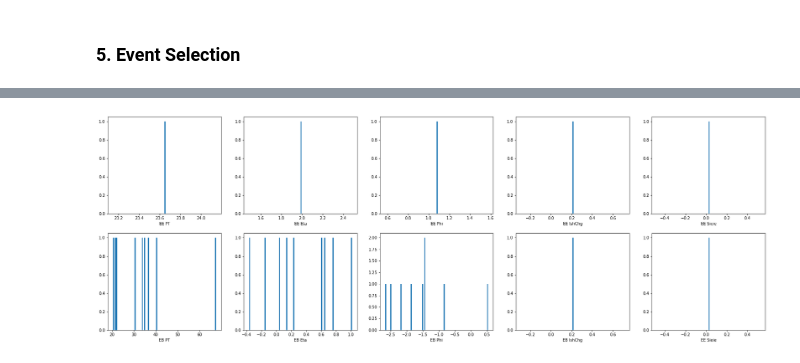
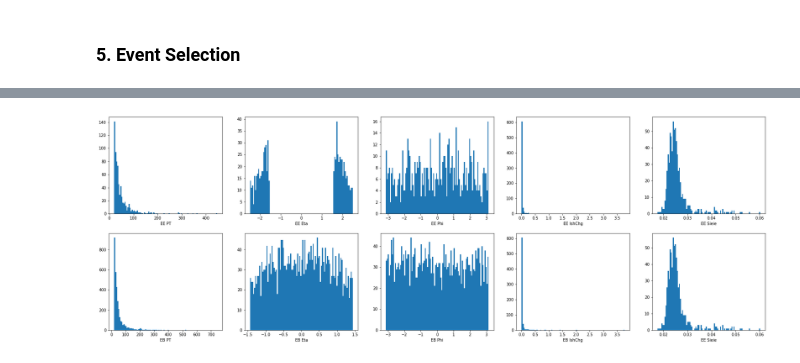
Before and after one commit to JW-corp/J.W_Analysis, a Jupyter notebook: Coffea_WZG/Jupyter/Test_Real_template.ipynb, the cells around one changed output, grey strips where cells are left out. Drawn from its saved outputs; the diff is of its cells as text; code cells hidden in the pictures.

```diff
--- a/Coffea_WZG/Jupyter/Test_Real_template.ipynb
+++ b/Coffea_WZG/Jupyter/Test_Real_template.ipynb
@@ -284,0 +223,13 @@ len(Photon)
+# %%
+gen_match_photon_mask  = ak.firsts(ak.all(dR_pho_phogen <= 0.1,axis=-1))
+# %%
+Photon = Photon[gen_match_photon_mask]
+# %%
+gen_match_photon_evt_mask = ak.num(Photon) >= 1
+
+Electron = Electron[gen_match_photon_evt_mask]
+Photon   = Photon[gen_match_photon_evt_mask]
+Jet = Jet[gen_match_photon_evt_mask]
+MET = MET[gen_match_photon_evt_mask]
+gen_photons = gen_photons[gen_match_photon_evt_mask]
+print(len(Photon))
@@ -457,7 +376,7 @@ zmass_window_mask = ak.firsts((Diele.p4.mass) > 4)
 Elept_mask = ak.firsts((Diele.lep1.pt >= 25) & (Diele.lep2.pt >=10))
 
 # MET mask
-MET_mask = MET.pt > 2
+MET_mask = MET.pt > 20
 
 
 # Event selection mask
@@ -481,53 +400,53 @@ print("#### 5. Event selection: {0}".format(len(Diele_sel)))
 # %%
-Pho_EE_pt     = flat_dim(Pho_EE.pt)
-Pho_EE_eta    = flat_dim(Pho_EE.eta)
-Pho_EE_phi    = flat_dim(Pho_EE.phi)
-Pho_EE_Isochg = flat_dim(Pho_EE.pfRelIso03_chg)
-Pho_EE_Sieie  = flat_dim(Pho_EE.sieie)
+Pho_EE_pt     = Pho_EE.pt
+Pho_EE_eta    = Pho_EE.eta
+Pho_EE_phi    = Pho_EE.phi
+Pho_EE_Isochg = Pho_EE.pfRelIso03_chg
+Pho_EE_Sieie  = Pho_EE.sieie
 
 
-Pho_EB_pt  = flat_dim(Pho_EB.pt)
-Pho_EB_eta = flat_dim(Pho_EB.eta)
-Pho_EB_phi = flat_dim(Pho_EB.phi)
-Pho_EB_Isochg = flat_dim(Pho_EE.pfRelIso03_chg)
-Pho_EB_Sieie  = flat_dim(Pho_EE.sieie)
+Pho_EB_pt  = Pho_EB.pt
+Pho_EB_eta = Pho_EB.eta
+Pho_EB_phi = Pho_EB.phi
+Pho_EB_Isochg = Pho_EE.pfRelIso03_chg
+Pho_EB_Sieie  = Pho_EE.sieie
 
 
-Diele_mass = flat_dim(Diele_sel.p4.mass)
+Diele_mass = ak.flatten(Diele_sel.p4.mass)
 eeg_vec = Diele_sel.p4 + leading_pho_sel
-eeg_mass = flat_dim(eeg_vec.mass)
+eeg_mass = ak.flatten(eeg_vec.mass)
 
-Ele1_pt  = flat_dim(Diele_sel.lep1.pt)
-Ele1_eta = flat_dim(Diele_sel.lep1.eta)
-Ele1_phi = flat_dim(Diele_sel.lep1.phi)
+Ele1_pt  = ak.flatten(Diele_sel.lep1.pt)
+Ele1_eta = ak.flatten(Diele_sel.lep1.eta)
+Ele1_phi = ak.flatten(Diele_sel.lep1.phi)
 
-Ele2_pt  = flat_dim(Diele_sel.lep2.pt)
-Ele2_eta = flat_dim(Diele_sel.lep2.eta)
-Ele2_phi = flat_dim(Diele_sel.lep2.phi)
+Ele2_pt  = ak.flatten(Diele_sel.lep2.pt)
+Ele2_eta = ak.flatten(Diele_sel.lep2.eta)
+Ele2_phi = ak.flatten(Diele_sel.lep2.phi)
 fig,axs = plt.subplots(2,5,figsize=(30,10))
 bins=100
 
 axs[0,0].hist(Pho_EE_pt,bins=bins)
 axs[0,0].set_xlabel('EE PT')
 axs[0,1].hist(Pho_EE_eta,bins=bins)
 axs[0,1].set_xlabel('EE Eta')
 axs[0,2].hist(Pho_EE_phi,bins=bins)
 axs[0,2].set_xlabel('EE Phi')
 axs[0,3].hist(Pho_EE_Isochg,bins=bins)
 axs[0,3].set_xlabel('EE IshChg')
 axs[0,4].hist(Pho_EE_Sieie,bins=bins)
 axs[0,4].set_xlabel('EE Sieie')
 
 axs[1,0].hist(Pho_EB_pt,bins=bins)
 axs[1,0].set_xlabel('EB PT')
 axs[1,1].hist(Pho_EB_eta,bins=bins)
 axs[1,1].set_xlabel('EB Eta')
 axs[1,2].hist(Pho_EB_phi,bins=bins)
 axs[1,2].set_xlabel('EB Phi')
 axs[1,3].hist(Pho_EB_Isochg,bins=bins)
 axs[1,3].set_xlabel('EB IshChg')
 axs[1,4].hist(Pho_EB_Sieie,bins=bins)
 axs[1,4].set_xlabel('EE Sieie')
 plt.show()
 # %% [output]
-[figure, old version]
+[figure, new version]
```
Also changed, not shown: parts of 45 cells of this notebook.
